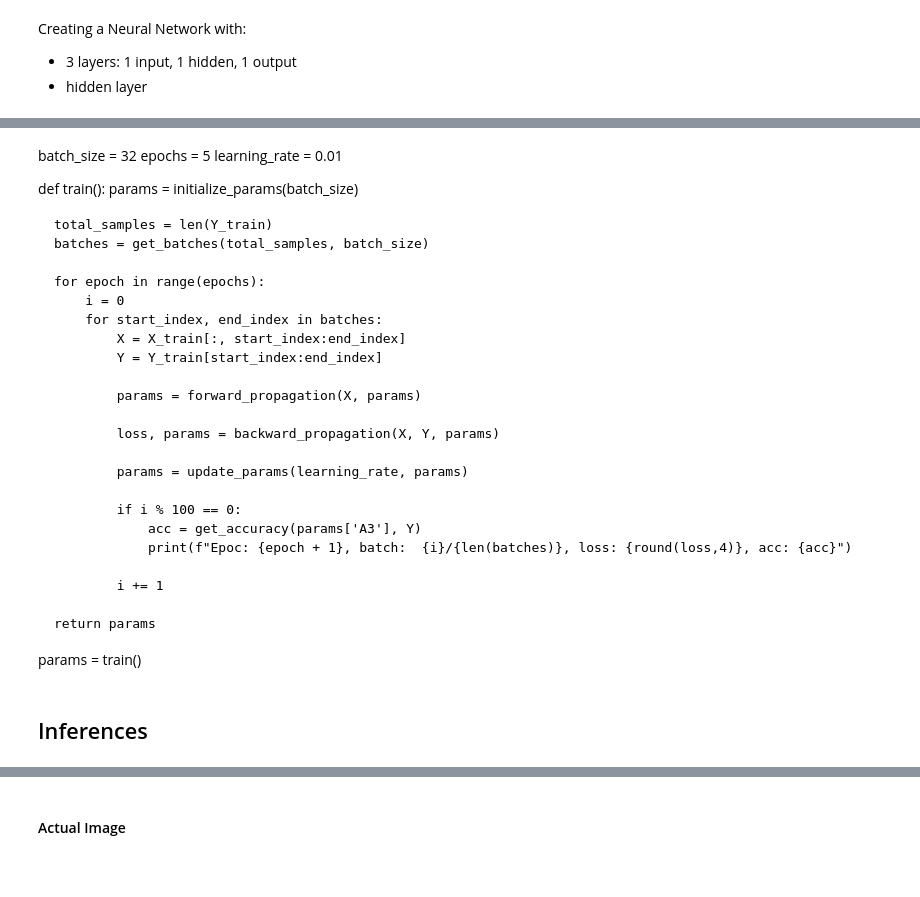
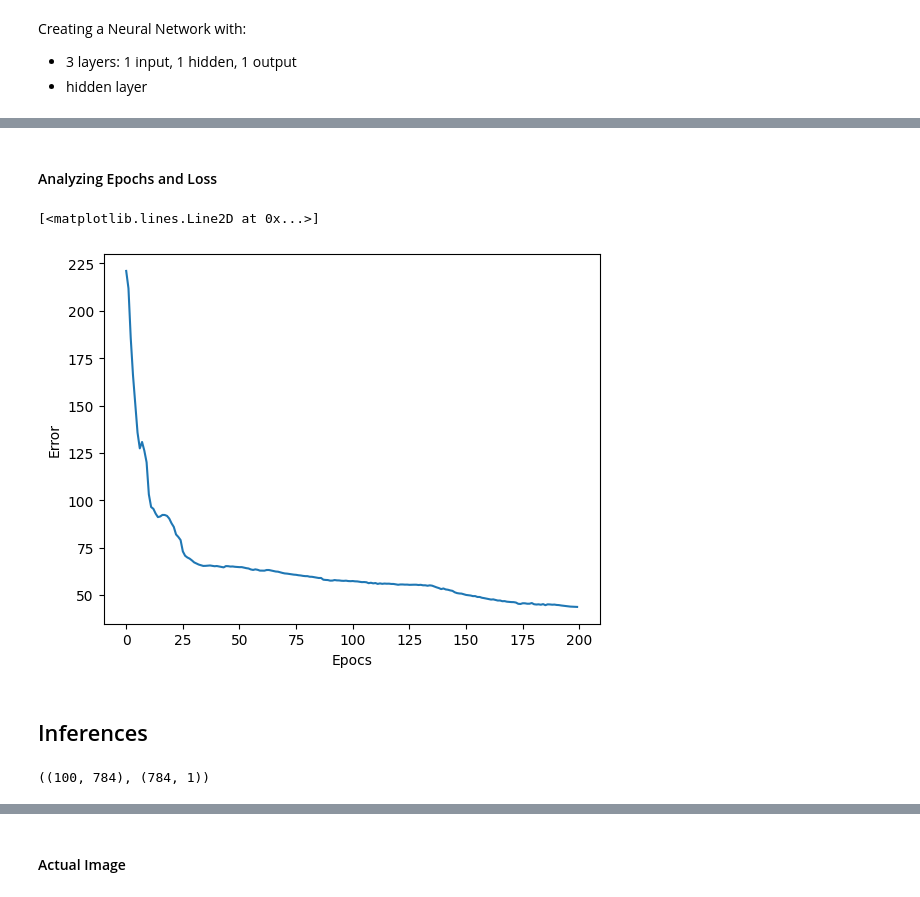
Before and after one commit to giansmart/algorithms, a Jupyter notebook: neural-networks/deep-nn.ipynb, the cells around one changed output, grey strips where cells are left out. Cells and saved outputs as stored; diff of their text form; code cells hidden in the pictures; blank space fills up the shorter version.

```diff
--- a/neural-networks/deep-nn.ipynb
+++ b/neural-networks/deep-nn.ipynb
@@ -270,26 +178,35 @@ X_train.shape
 # %%
-batch_size = 64
+# Hyperparams
+batch_size = 100
 epochs = 300
-learning_rate = 0.1
+learning_rate = 0.05
+
+layers_neurons = [784, 25, 10]
+total_samples = len(Y_train)
+errors = []
 
 def train():
     X = X_train
     Y = Y_train
 
-    W1, b1, W2, b2, W3, b3 = init_params()
+    W1, b1, W2, b2, W3, b3 = init_params(batch_size, layers_neurons)
 
     for epoch in range(epochs):
 
-        Z1, A1, Z2, A2, Z3, A3 = forward_propagation(X, W1, b1, W2, b2, W3, b3)
-        y_one_hot = one_hot(Y)
-        loss = cross_entropy(A3, y_one_hot) # y_hat - y
+        for i in range(0, total_samples, batch_size):
+            X_batch = X[ :, i: i + batch_size ]
+            Y_batch = Y[ i: i + batch_size ]
+            Z1, A1, Z2, A2, Z3, A3 = forward_propagation(X_batch, W1, b1, W2, b2, W3, b3)
+            y_one_hot = one_hot(Y_batch)
+            loss = cross_entropy_loss(A3, y_one_hot) # y_hat - y
 
-        dW1, db1, dW2, db2, dW3, db3 = backward_propagation(X, y_one_hot, Z1, A1, Z2, A2, Z3, A3, W1, W2, W3)
-        W1, b1, W2, b2, W3, b3 = update_params(learning_rate, W1, b1, W2, b2, W3, b3, dW1, db1, dW2, db2, dW3, db3)
+            dW1, db1, dW2, db2, dW3, db3 = backward_propagation(X_batch, y_one_hot, Z1, A1, Z2, A2, Z3, A3, W1, W2, W3)
+            W1, b1, W2, b2, W3, b3 = update_params(learning_rate, layers_neurons, W1, b1, W2, b2, W3, b3, dW1, db1, dW2, db2, dW3, db3)
 
-        if epoch == 0 or (epoch + 1) % 100  == 0:
-            acc = get_accuracy(A3, Y)
-            print(f"Epoc: {epoch + 1}, loss: {round(loss,4)}, acc: {acc}")
+        if epoch == 0 or (epoch + 1) % 50  == 0:
+            #acc = get_accuracy(A3, Y)
+            print(f"Epoc: {epoch + 1}, loss: {round(loss,4)}")
+        errors.append(loss)
 
     return W1, b1, W2, b2, W3, b3
 
@@ -307,37 +217,22 @@ Epoc: 300, loss: 135852.4911, acc: 0.10020338983050847
-# %% [markdown]
-batch_size = 32
-epochs = 5
-learning_rate = 0.01
-
-def train():
-    params = initialize_params(batch_size)
-
-    total_samples = len(Y_train)
-    batches = get_batches(total_samples, batch_size)
-
-    for epoch in range(epochs):
-        i = 0
-        for start_index, end_index in batches:
-            X = X_train[:, start_index:end_index]
-            Y = Y_train[start_index:end_index]
-
-            params = forward_propagation(X, params)
-
-            loss, params = backward_propagation(X, Y, params)
-
-            params = update_params(learning_rate, params)
-
-            if i % 100 == 0:
-                acc = get_accuracy(params['A3'], Y)
-                print(f"Epoc: {epoch + 1}, batch:  {i}/{len(batches)}, loss: {round(loss,4)}, acc: {acc}")
-
-            i += 1
-
-    return params
-
-params = train()
+# %% [markdown]
+#### Analyzing Epochs and Loss
+# %%
+import matplotlib.pyplot as plt
+plt.xlabel('Epocs')
+plt.ylabel('Error')
+plt.plot(errors)
+# %% [output]
+[<matplotlib.lines.Line2D at 0x...>]
+[figure, added]
 # %% [markdown]
 ## Inferences
+# %%
+X_test.shape
+X_test[:, 10, None ].shape
+X_test[: , 10].shape
+W1.shape, X_test[: , 10].reshape(784, 1).shape
+# %% [output]
+((100, 784), (784, 1))
 # %%
 random_item = 10
 Y_item_test = Y_test[random_item]
```
Also changed, not shown: parts of 17 cells of this notebook.
